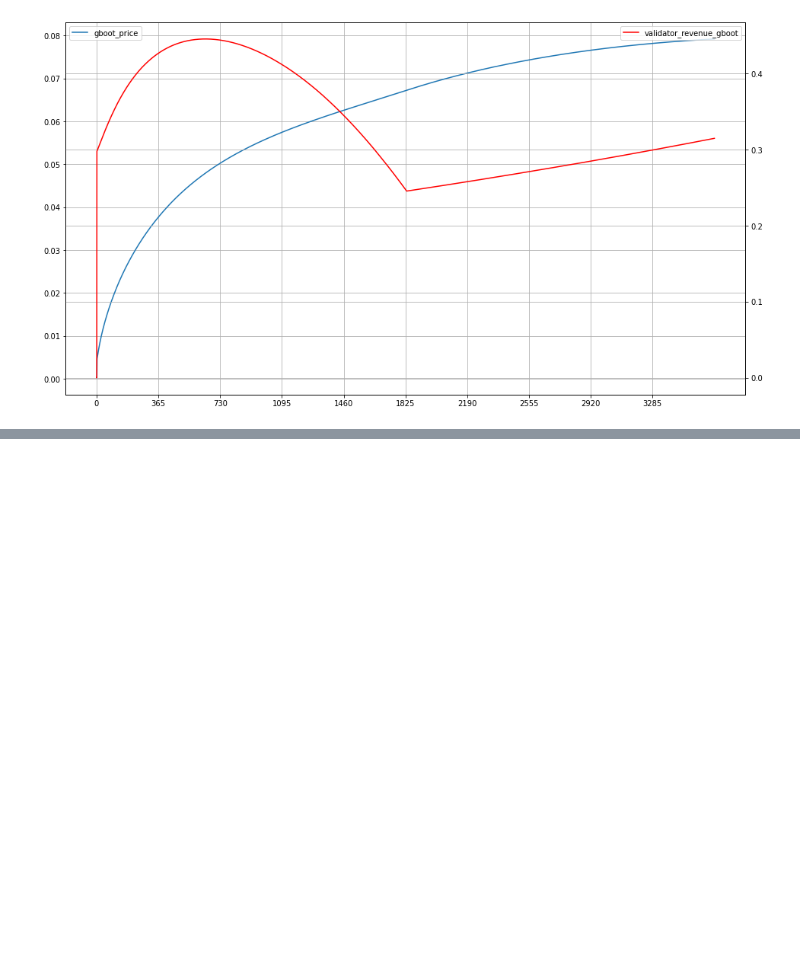
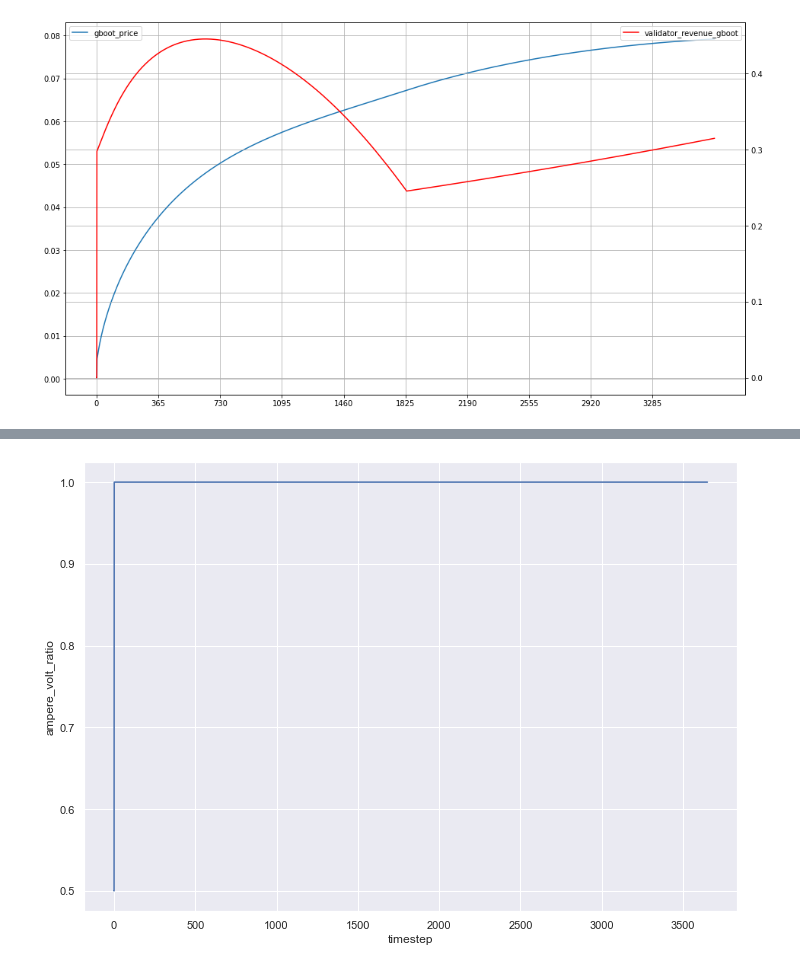
Before and after one commit to cybercongress/cybernomics, a Jupyter notebook: bostrom_simulation/simulation.ipynb, the cells around one changed output, grey strips where cells are left out. Cells and saved outputs as stored; diff of their text form; code cells hidden in the pictures; blank space fills up the shorter version.

```diff
--- a/bostrom_simulation/simulation.ipynb
+++ b/bostrom_simulation/simulation.ipynb
@@ -244,4 +256,6 @@ plot_df.plot.line(ax=ax2, y='gpu_memory_usage', figsize=(16, 9), xticks=range(0,
 # %%
-linear_plot(plot_df, 'amper_volt_ratio', render='sns')
+linear_plot(plot_df, 'ampere_volt_ratio', render='sns')
+# %% [output]
+[figure, added]
 # %%
 print("--- %s seconds ---" % (time.time() - start_time))
```
Also changed, not shown: parts of 9 cells of this notebook, 3 other files.
